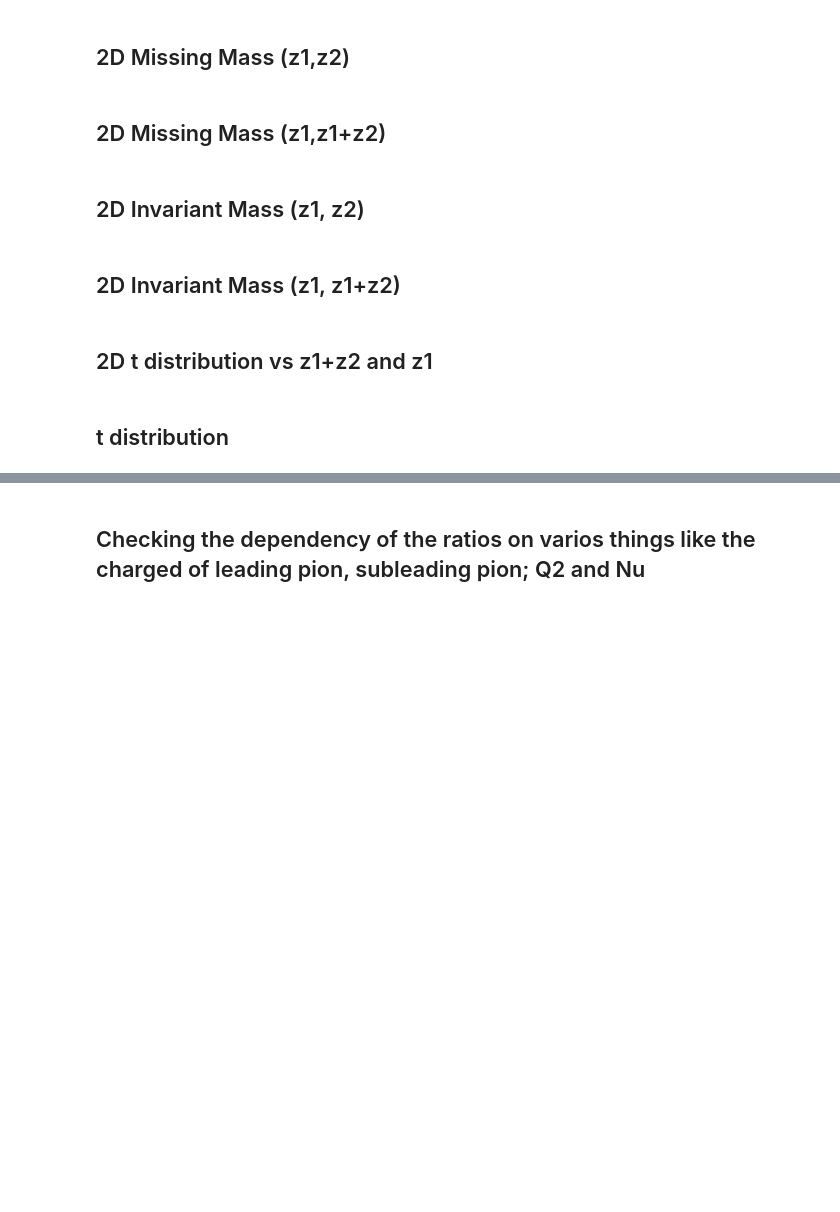
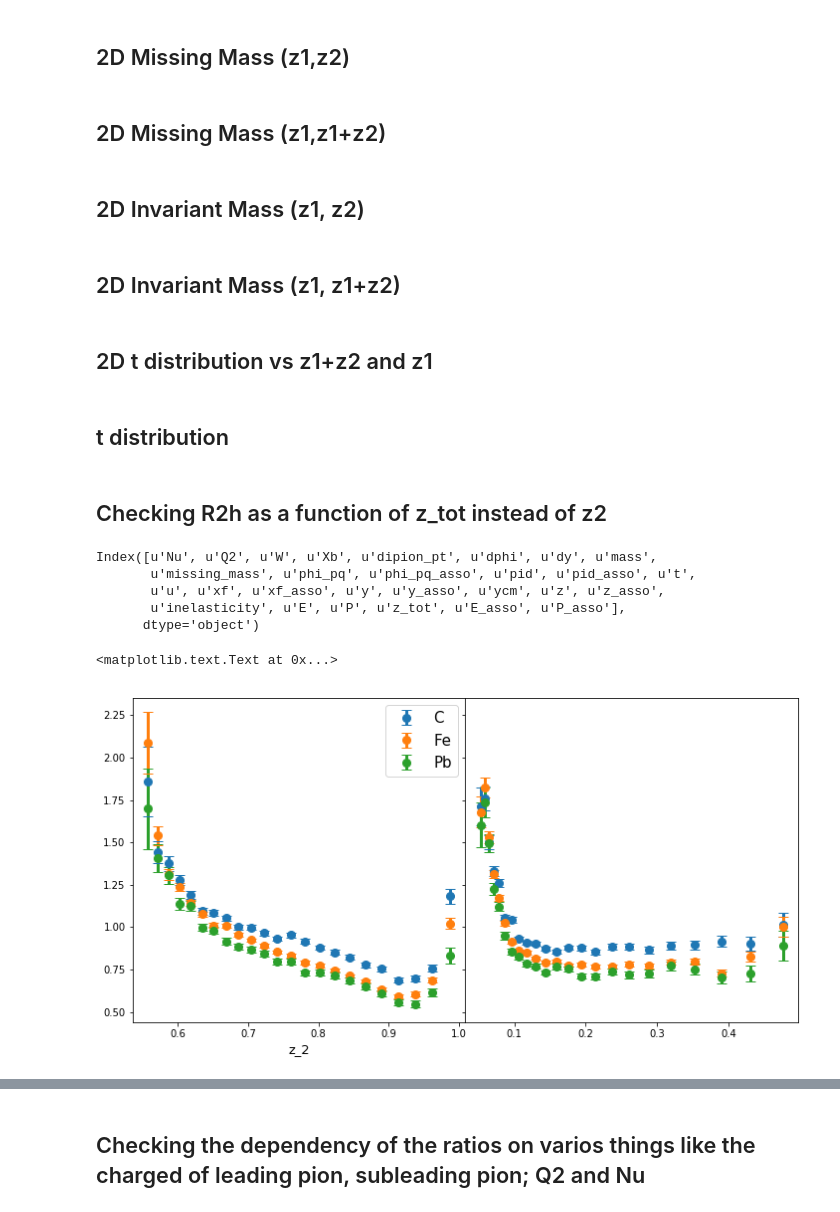
Before and after one commit to miguelignacio/eg2dihadron, a Jupyter notebook: EG2_2picorrelations.ipynb, the cells around one changed output, grey strips where cells are left out. Cells and saved outputs as stored; diff of their text form; code cells hidden in the pictures; blank space fills up the shorter version.

```diff
--- a/EG2_2picorrelations.ipynb
+++ b/EG2_2picorrelations.ipynb
@@ -115,12 +117,12 @@ class myHisto:
         self.y = np.true_divide(self.y, norm)
         self.yerr = np.true_divide(self.yerr, norm)
 # %%
-def getRatio(df_A,df_D,df_trigger_A,df_trigger_D, trig_cut = 'z>0.5', pair_cut='',minz=0.05):
+def getRatio(df_A,df_D,df_trigger_A,df_trigger_D, variable='z_asso',trig_cut = 'z>0.5', pair_cut='',minz=0.05,maxz=0.5,nbins=12):
     #get number of pions with z>0.5
     norm_A = df_trigger_A.query(trig_cut).shape[0]
     norm_D = df_trigger_D.query(trig_cut).shape[0]
-    y_A, x_conditional = np.histogram(df_A.query(trig_cut+pair_cut)['z_asso'],bins=np.logspace(np.log10(minz), np.log10(0.5),12))
-    y_D, x_conditional = np.histogram(df_D.query(trig_cut+pair_cut)['z_asso'],bins=np.logspace(np.log10(minz), np.log10(0.5),12))
+    y_A, x_conditional = np.histogram(df_A.query(trig_cut+pair_cut)[variable],bins=np.logspace(np.log10(minz), np.log10(maxz),nbins))
+    y_D, x_conditional = np.histogram(df_D.query(trig_cut+pair_cut)[variable],bins=np.logspace(np.log10(minz), np.log10(maxz),nbins))
     x_conditional = (x_conditional[1:] + x_conditional[:-1])/2.0
     err_A = np.true_divide(np.sqrt(y_A),y_A)
     err_D = np.true_divide(np.sqrt(y_D),y_D)
@@ -159,7 +161,7 @@ def applyCutsPair(fullDataframe,name='default'):
     dataframe.eval('z_tot = z+z_asso', inplace=True)
     dataframe.eval('E_asso = z_asso*Nu', inplace=True)
     dataframe.eval('P_asso = sqrt(E_asso*E_asso-0.140*0.140)', inplace=True)
-    dataframe = applyCut(dataframe, 'z+z_asso<0.8', 'z+z_asso<0.8')
+    #dataframe = applyCut(dataframe, 'z+z_asso<0.8', 'z+z_asso<0.8')
     return dataframe
 
 def printPairBreakdown(dataframe):
@@ -231,7 +233,7 @@ for key in df.keys():
     print key
     df[key] = applyCuts(df[key])
     printPairBreakdown(df[key])
-    #df[key] = applyCutsPair(df[key])
+    df[key] = applyCutsPair(df[key])
 
 for key in df_trigger.keys():
     print key
@@ -1077,3 +1068,27 @@ for j, asso_bin in enumerate(asso_bins):
 
 plt.tight_layout()
 plt.savefig('dipion.png')
+# %% [markdown]
+## Checking R2h as a function of z_tot instead of z2
+# %%
+df['Pb'].keys()
+# %% [output]
+Index([u'Nu', u'Q2', u'W', u'Xb', u'dipion_pt', u'dphi', u'dy', u'mass',
+       u'missing_mass', u'phi_pq', u'phi_pq_asso', u'pid', u'pid_asso', u't',
+       u'u', u'xf', u'xf_asso', u'y', u'y_asso', u'ycm', u'z', u'z_asso',
+       u'inelasticity', u'E', u'P', u'z_tot', u'E_asso', u'P_asso'],
+      dtype='object')
+# %%
+fig, axs = plt.subplots(1, 2, sharey=True, figsize=(12,6), gridspec_kw={'hspace': 0, 'wspace':0})
+
+for target in ['C','Fe','Pb']:
+    r, err, x = getRatio(df[target],df['D_%s'%target],df_trigger['%s_trigger'%target],df_trigger['D_%s_trigger'%target],nbins=24,minz=0.55,maxz=1.0,variable='z_tot')
+    axs[0].errorbar(x,r,yerr=err,label=target,fmt='o',ms=8,lw=3,capsize=5)
+    r, err, x = getRatio(df[target],df['D_%s'%target],df_trigger['%s_trigger'%target],df_trigger['D_%s_trigger'%target],nbins=24,minz=0.05,maxz=.50,variable='z_asso')
+    axs[1].errorbar(x,r,yerr=err,label=target,fmt='o',ms=8,lw=3,capsize=5)
+
+axs[0].legend()
+axs[0].xaxis.set_label_text("z_2", fontsize=13)
+# %% [output]
+<matplotlib.text.Text at 0x...>
+[figure, added]
```
Also changed, not shown: parts of 32 cells of this notebook, 1 other file.
